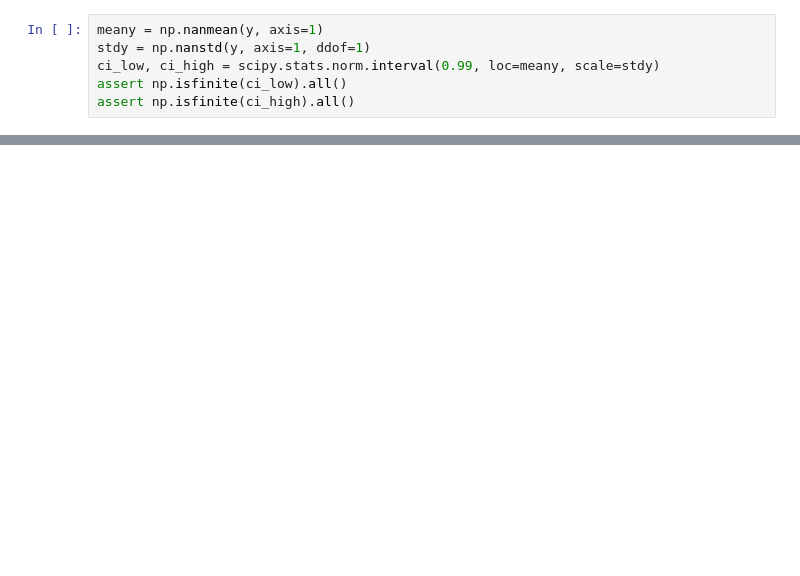
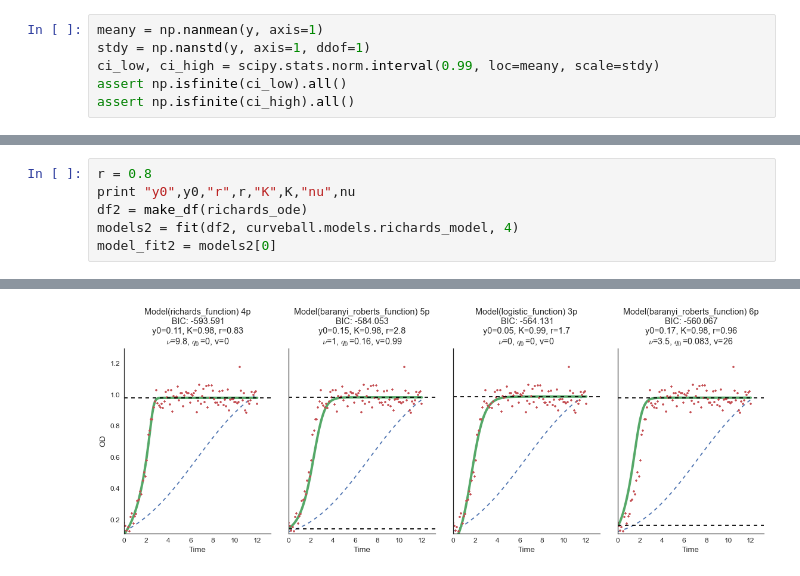
Before and after one commit to yoavram/curveball, a Jupyter notebook: notebooks/Curve prediction with confidence interval by boostraping model parameters.ipynb, the cells around one changed output, grey strips where cells are left out. Cells and saved outputs as stored; diff of their text form; blank space fills up the shorter version.

```diff
--- a/notebooks/Curve prediction with confidence interval by boostraping model parameters.ipynb
+++ b/notebooks/Curve prediction with confidence interval by boostraping model parameters.ipynb
@@ -110,0 +127,7 @@ sns.despine()
+# %%
+r = 0.8
+print "y0",y0,"r",r,"K",K,"nu",nu
+df2 = make_df(richards_ode)
+models2 = fit(df2, curveball.models.richards_model, 4)
+model_fit2 = models2[0]
+# %% [output]
@@ -110,0 +136 @@ sns.despine()
+[figure, added]
```
Also changed, not shown: parts of 17 cells of this notebook, 1 other file.
